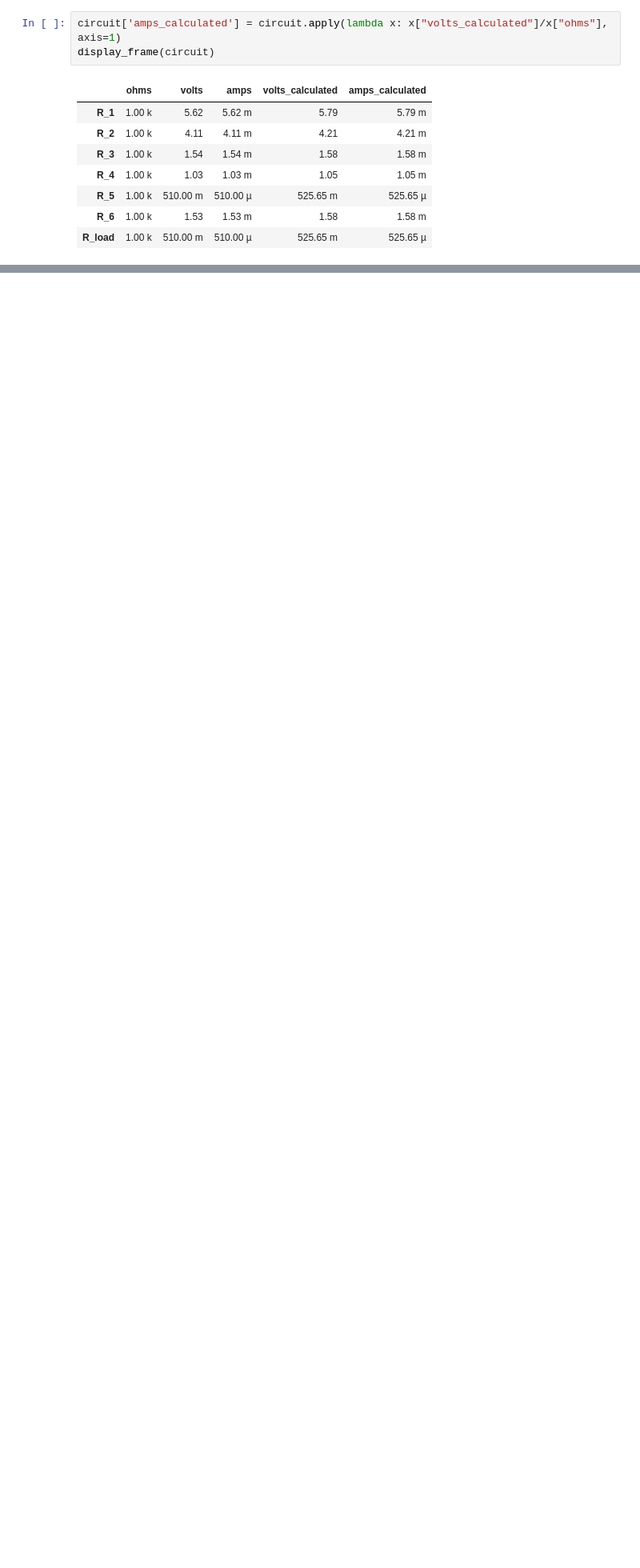
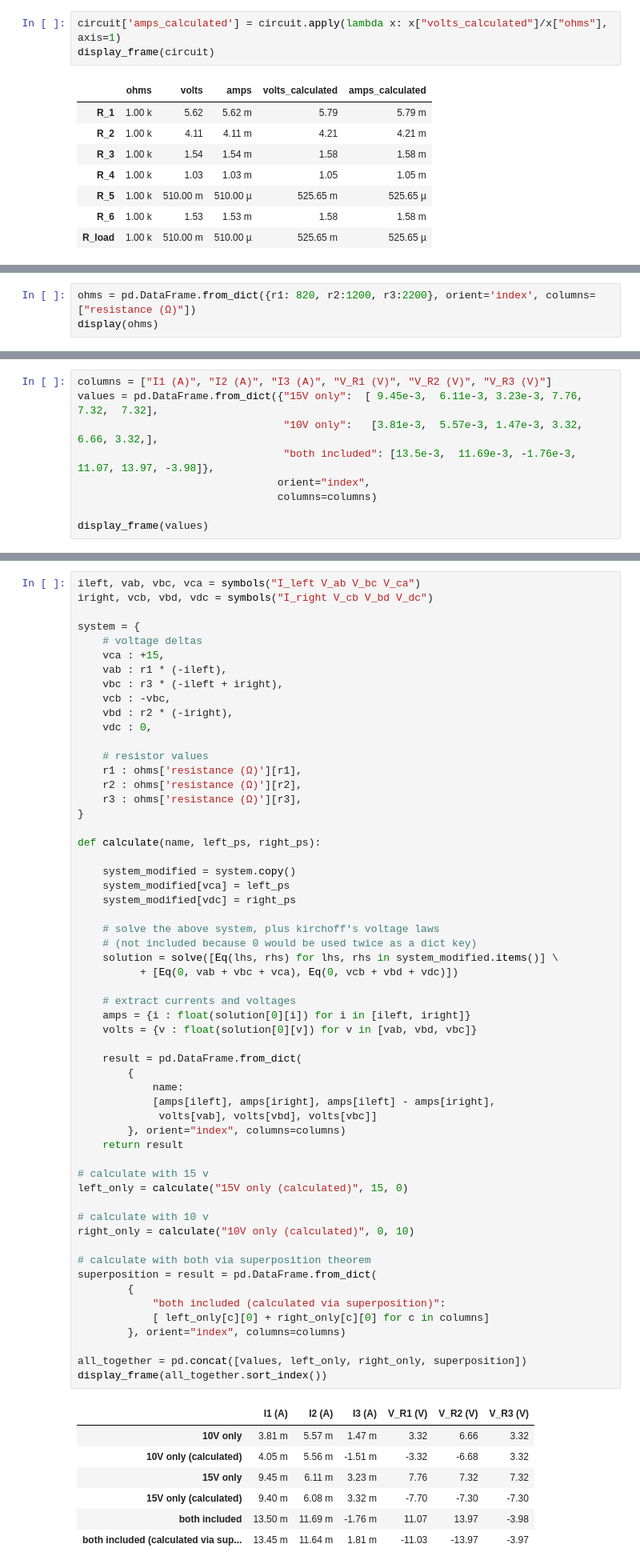
Before and after one commit to MatrixManAtYrService/InstrumentationDesign1, a Jupyter notebook: Lab_05.ipynb, the cells around one changed output, grey strips where cells are left out. Shown at 80% size. Drawn from its saved outputs; the diff is of its cells as text; blank space fills up the shorter version.

```diff
--- a/Lab_05.ipynb
+++ b/Lab_05.ipynb
@@ -207,0 +314,3 @@ display_frame(circuit)
+# %%
+ohms = pd.DataFrame.from_dict({r1: 820, r2:1200, r3:2200}, orient='index', columns=["resistance (Ω)"])
+display(ohms)
@@ -207,0 +324,9 @@ display_frame(circuit)
+# %%
+columns = ["I1 (A)", "I2 (A)", "I3 (A)", "V_R1 (V)", "V_R2 (V)", "V_R3 (V)"]
+values = pd.DataFrame.from_dict({"15V only":  [ 9.45e-3,  6.11e-3, 3.23e-3, 7.76,  7.32,  7.32],
+                                 "10V only":   [3.81e-3,  5.57e-3, 1.47e-3, 3.32, 6.66, 3.32,],
+                                 "both included": [13.5e-3,  11.69e-3, -1.76e-3, 11.07, 13.97, -3.98]},
+                                orient="index",
+                                columns=columns)
+
+display_frame(values)
@@ -207,0 +340,65 @@ display_frame(circuit)
+# %%
+ileft, vab, vbc, vca = symbols("I_left V_ab V_bc V_ca")
+iright, vcb, vbd, vdc = symbols("I_right V_cb V_bd V_dc")
+
+system = {
+    # voltage deltas
+    vca : +15,
+    vab : r1 * (-ileft),
+    vbc : r3 * (-ileft + iright),
+    vcb : -vbc,
+    vbd : r2 * (-iright),
+    vdc : 0,
+
+    # resistor values
+    r1 : ohms['resistance (Ω)'][r1],
+    r2 : ohms['resistance (Ω)'][r2],
+    r3 : ohms['resistance (Ω)'][r3],
+}
+
+def calculate(name, left_ps, right_ps):
+
+    system_modified = system.copy()
+    system_modified[vca] = left_ps
+    system_modified[vdc] = right_ps
+
+    # solve the above system, plus kirchoff's voltage laws
+    # (not included because 0 would be used twice as a dict key)
+    solution = solve([Eq(lhs, rhs) for lhs, rhs in system_modified.items()] \
+          + [Eq(0, vab + vbc + vca), Eq(0, vcb + vbd + vdc)])
+
+    # extract currents and voltages
+    amps = {i : float(solution[0][i]) for i in [ileft, iright]}
+    volts = {v : float(solution[0][v]) for v in [vab, vbd, vbc]}
+
+    result = pd.DataFrame.from_dict(
+        {
+            name:
+            [amps[ileft], amps[iright], amps[ileft] - amps[iright],
+             volts[vab], volts[vbd], volts[vbc]]
+        }, orient="index", columns=columns)
+    return result
+
+# calculate with 15 v
+left_only = calculate("15V only (calculated)", 15, 0)
+
+# calculate with 10 v
+right_only = calculate("10V only (calculated)", 0, 10)
+
+# calculate with both via superposition theorem
+superposition = result = pd.DataFrame.from_dict(
+        {
+            "both included (calculated via superposition)":
+            [ left_only[c][0] + right_only[c][0] for c in columns]
+        }, orient="index", columns=columns)
+
+all_together = pd.concat([values, left_only, right_only, superposition])
+display_frame(all_together.sort_index())
+# %% [output]
+|  | I1 (A) | I2 (A) | I3 (A) | V_R1 (V) | V_R2 (V) | V_R3 (V) |
+| 10V only | 3.81 m | 5.57 m | 1.47 m | 3.32 | 6.66 | 3.32 |
+| 10V only (calculated) | 4.05 m | 5.56 m | -1.51 m | -3.32 | -6.68 | 3.32 |
+| 15V only | 9.45 m | 6.11 m | 3.23 m | 7.76 | 7.32 | 7.32 |
+| 15V only (calculated) | 9.40 m | 6.08 m | 3.32 m | -7.70 | -7.30 | -7.30 |
+| both included | 13.50 m | 11.69 m | -1.76 m | 11.07 | 13.97 | -3.98 |
+| both included (calculated via sup... | 13.45 m | 11.64 m | 1.81 m | -11.03 | -13.97 | -3.97 |
```
Also changed, not shown: parts of 17 cells of this notebook.
